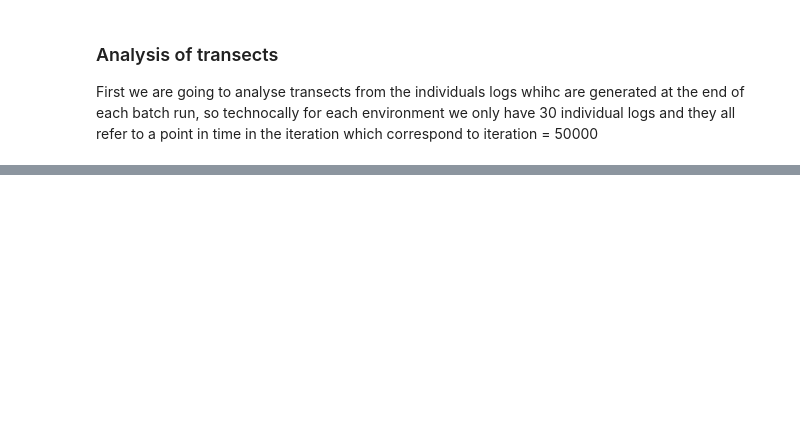
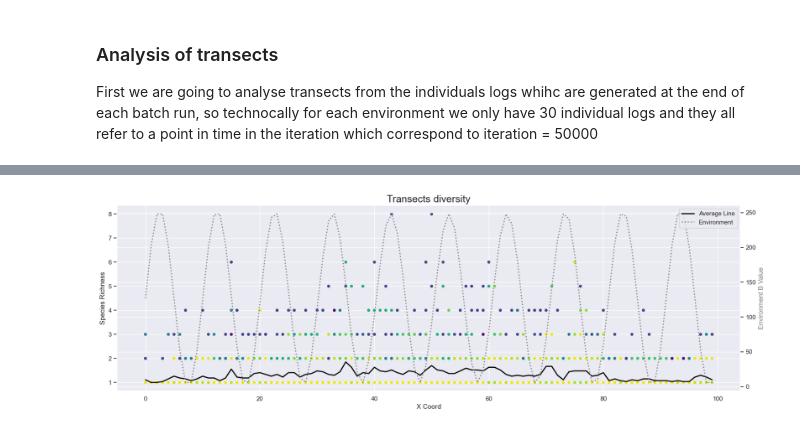
Before and after one commit to giuliabernardinieco/revosim-simulations, a Jupyter notebook: transects.ipynb, the cells around one changed output, grey strips where cells are left out. Saved outputs shown, nothing was run; the diff lists cells and outputs as text; code cells hidden in the pictures; blank space fills up the shorter version.

Commit message:
multiple transects and the environment

```diff
--- a/transects.ipynb
+++ b/transects.ipynb
@@ -8,11 +10,12 @@ import os
 import re
 # %%
 # define folder path
-folder_path = '/Users/gb4818/Library/CloudStorage/OneDrive-ImperialCollegeLondon/Rev-res-in/1over50/mh'
+folder_path = '/Users/gb4818/Library/CloudStorage/OneDrive-ImperialCollegeLondon/Rev-res-in/2nd batches - Blue channel/1over10/mh'
 
-# create an empty list
-individuals_logs = []
+# create an empty dataframe
+transects = pd.DataFrame(columns=['X coord', 'Species Richness', 'Batch Num'])
 
+# creating a loop that will take all of the files, all of the individuals on atransect in the middle of the picture
 for filename in os.listdir(folder_path):
     match = re.match(r'REvoSim_individuals_data_(\d+).txt', filename)
     if match:
@@ -21,10 +24,15 @@ for filename in os.listdir(folder_path):
         df = pd.read_csv(file_path, sep=',', header=0, skiprows=12)
         # take all the records that have y = 50 (a transect in the middle)
         df = df[df['Y coord'] == 50]
-        df = df[['X coord', 'species ID']]
+        df = df[['X coord', 'species ID', 'environment B value']]
         species_count = df.groupby('X coord')['species ID'].nunique().reset_index()
-        species_count['batch_num'] = f'batch{match.group(1)}'
+        species_count['Batch Num'] = f'sim {match.group(1)}'
+        species_count =species_count.rename(columns={'species ID': 'Species Richness'} )
 
-        individuals_logs.append(species_count)
-print(individuals_logs)
+        colour_cell = df[['X coord', 'environment B value']]
+        colour_cell = colour_cell.drop_duplicates(subset=['X coord', 'environment B value'], keep='first')
+
+
+        transects= pd.concat([transects, species_count], ignore_index=True)
+print(transects)
 # %% [output]
@@ -82,0 +53,29 @@ plt.plot(species_count['X coord'], species_count['species ID'])
+# %%
+# Calculate the average line
+average_line = transects.groupby('X coord')['Species Richness'].mean().reset_index()
+
+# Create a figure and axis
+fig, ax1 = plt.subplots(figsize=(20, 6))
+
+# Plot scatter plot and average line on the primary y-axis (left)
+scatter = sns.scatterplot(data=transects, x='X coord', y='Species Richness', hue='Batch Num', palette='viridis', ax=ax1)
+line1, = ax1.plot(average_line['X coord'], average_line['Species Richness'], label='Average Line', color='black', linewidth=2)
+
+# Create a secondary y-axis for the environent (right)
+ax2 = ax1.twinx()
+line2, = ax2.plot(colour_cell['X coord'], colour_cell['environment B value'], label='Environment', color='gray', linestyle='dotted', linewidth=2)
+
+# Set labels and title for the plot
+ax1.set_xlabel('X Coord')
+ax1.set_ylabel('Species Richness')
+ax2.set_ylabel('Environment B Value', color='gray')
+plt.title('Transects diversity', size=18)
+scatter.get_legend().remove()
+
+# Create my own legend
+handles = [line1, line2]
+labels = ['Average Line', 'Environment']
+plt.legend(handles=handles, labels=labels, loc='upper right')
+plt.show()
+# %% [output]
+[figure, added]
```
Also changed, not shown: parts of 4 cells of this notebook.
